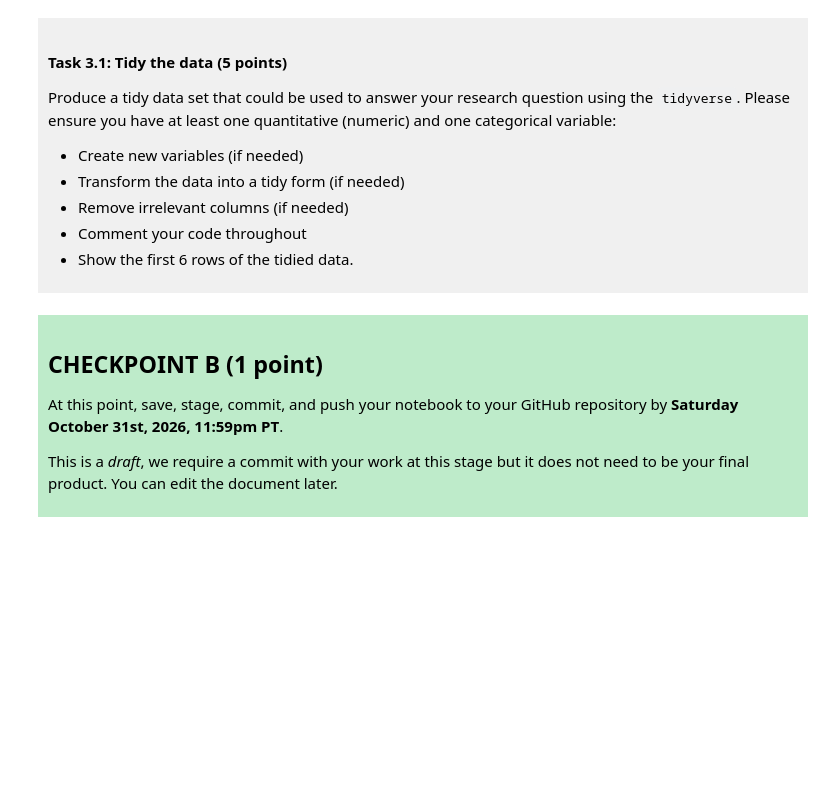
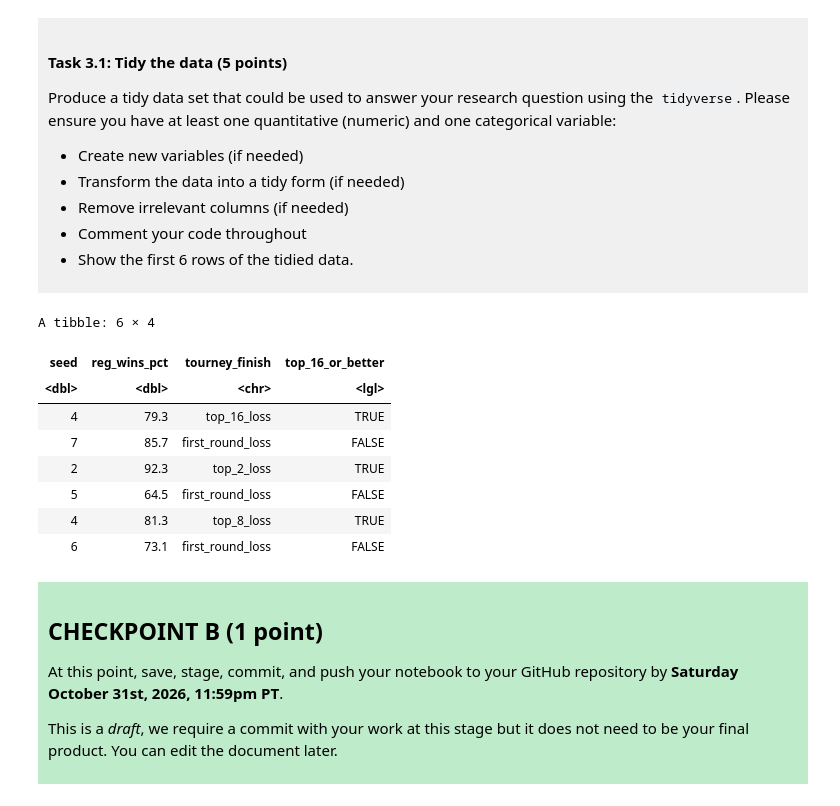
Before and after one commit to frankfxq/dsci-100-project-frank-qian, a Jupyter notebook: dsci-100-project-notebook.ipynb, the cells around one changed output. Cells and saved outputs as stored; diff of their text form; code cells hidden in the pictures; blank space fills up the shorter version.

```diff
--- a/dsci-100-project-notebook.ipynb
+++ b/dsci-100-project-notebook.ipynb
@@ -190,7 +215,32 @@ Produce a tidy data set that could be used to answer your research question usin
 
 </div>
 # %%
-### EDIT THIS CODE CELL ###
+top_16_or_better <- c("top_16_loss", "top_8_loss", "top_4_loss", "top_2_loss", "champ")
+#this vector contains elements of tournament results that are top 16 or better
+#under the "tourney_finish" column in the data table
+
+tidy_data <- data |>
+select(seed, reg_wins_pct, tourney_finish) |>
+#removing the irrelevant columns (that have nothing to do with my predictive classification question above)
+#from the original data table
+mutate(top_16_or_better = tourney_finish %in% top_16_or_better) |>
+#adding a column variable that produces TRUE if the school finished top 16 or better
+#using the vector on the 1st line of code (TRUE if the "tourney_finish" column contains one of the elements stated in the vector,
+#FALSE otherwise)
+slice(1:6)
+#shows the first 6 rows of the data
+
+tidy_data
+# %% [output]
+A tibble: 6 × 4
+| seed | reg_wins_pct | tourney_finish | top_16_or_better |
+| <dbl> | <dbl> | <chr> | <lgl> |
+| 4 | 79.3 | top_16_loss | TRUE |
+| 7 | 85.7 | first_round_loss | FALSE |
+| 2 | 92.3 | top_2_loss | TRUE |
+| 5 | 64.5 | first_round_loss | FALSE |
+| 4 | 81.3 | top_8_loss | TRUE |
+| 6 | 73.1 | first_round_loss | FALSE |
 # %% [markdown]
 <div style="background-color: #beebca; padding: 10px;">
 
```
Also changed, not shown: parts of 3 cells of this notebook.
